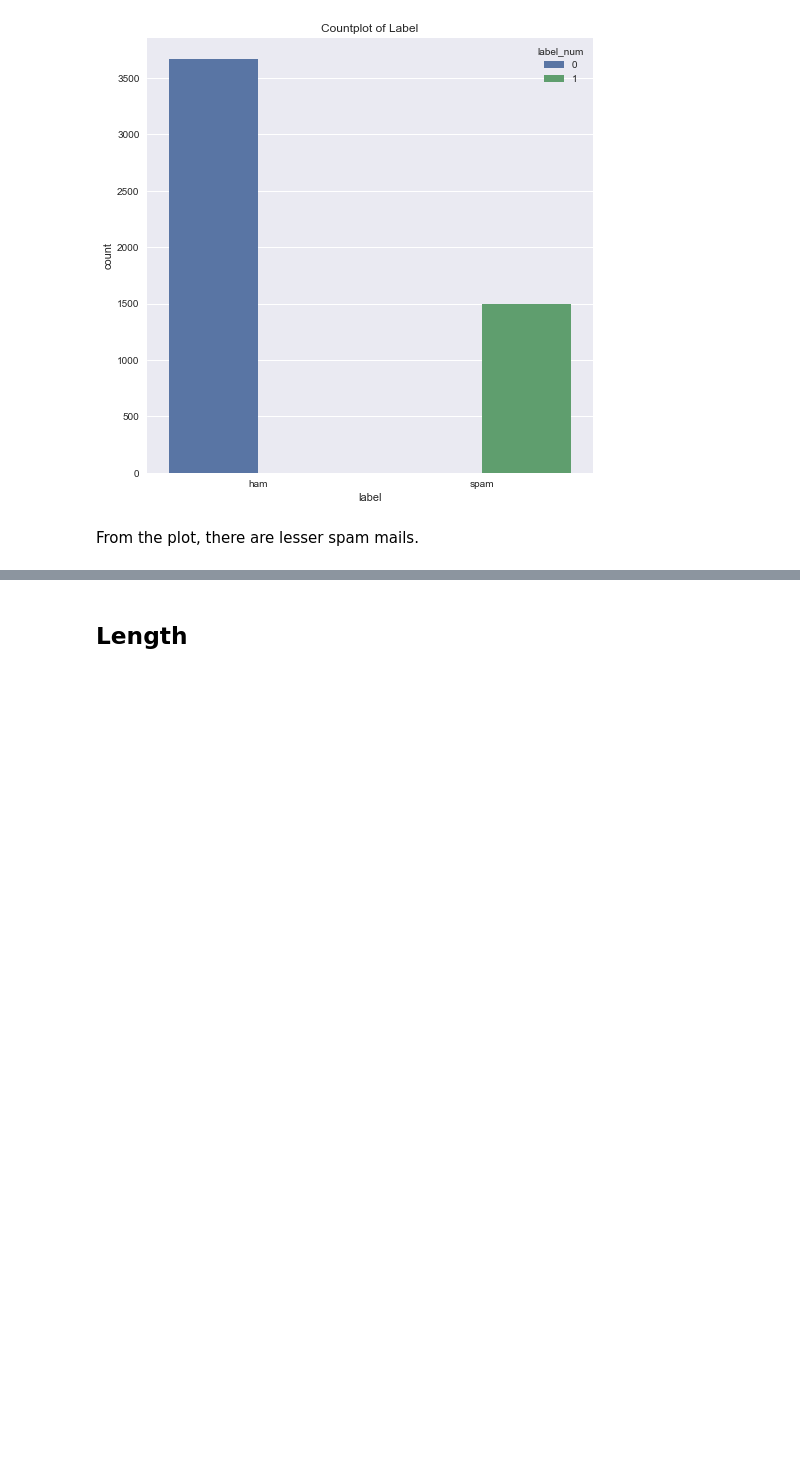
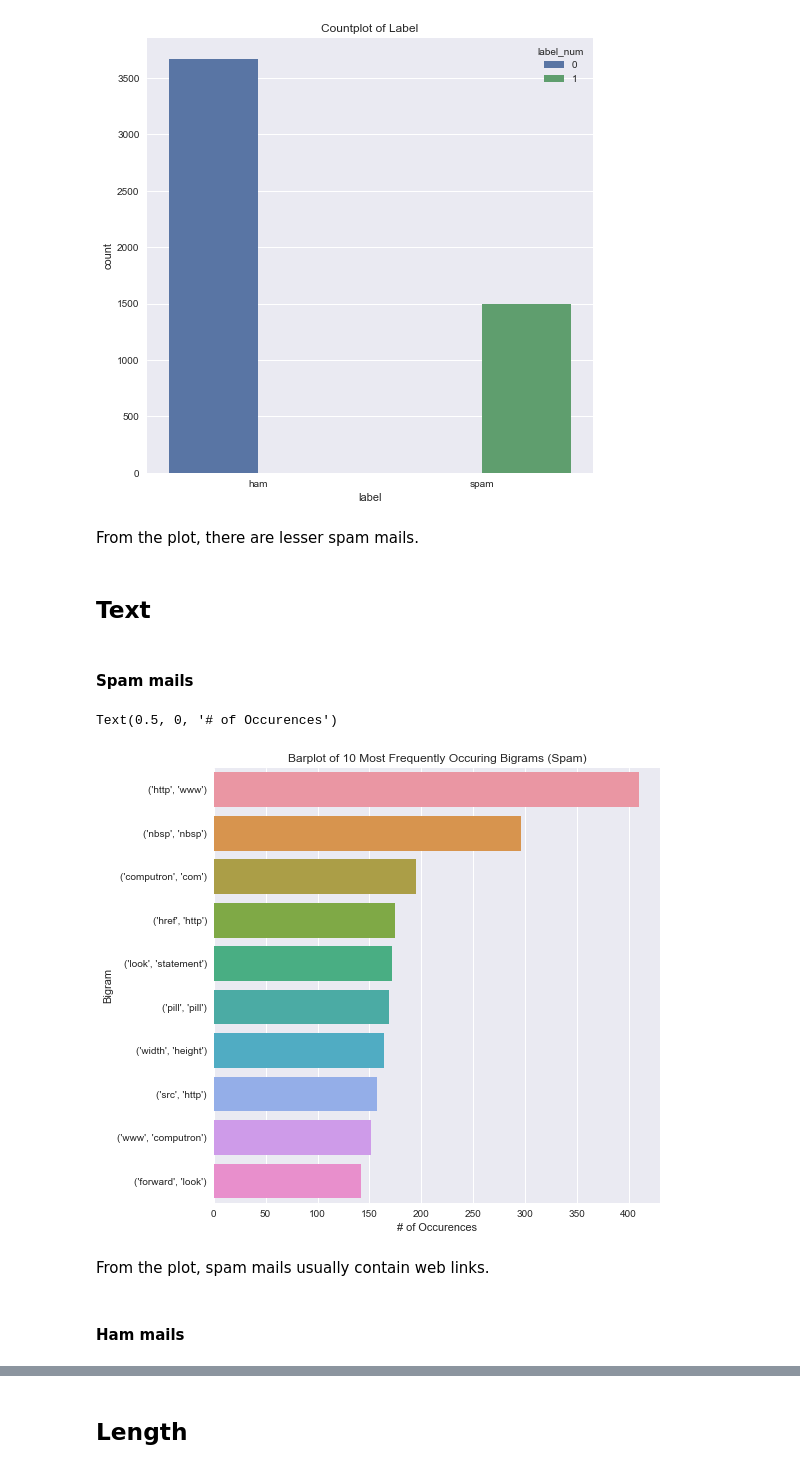
Before and after one commit to TYXuan/mail, a Jupyter notebook: eda.ipynb, the cells around one changed output, grey strips where cells are left out. Cells and saved outputs as stored; diff of their text form; code cells hidden in the pictures; blank space fills up the shorter version.

```diff
--- a/eda.ipynb
+++ b/eda.ipynb
@@ -128,0 +128,14 @@ df['new_text'] = df['new_text'].apply(lambda x: [item for item in x if item not
+# %%
+def clean_text(text, stemmer = PorterStemmer(),
+                  stop_words = set(stopwords.words('english'))):
+
+    words = word_tokenize(text)
+
+    filtered_words = []
+
+    for word in words:
+
+        if word not in stop_words and word.isalpha():
+            filtered_words.append(stemmer.stem(word))
+
+    return filtered_words
@@ -137,0 +155,2 @@ df.head()
+# %%
+words_spam = clean_text(''.join(str(df_spam['new_text'].tolist())))
@@ -147,3 +255,21 @@ sns.countplot(data=df, x='label', hue='label_num').set(title='Countplot of Label
 [figure]
 # %% [markdown]
 From the plot, there are lesser spam mails.
+# %% [markdown]
+## Text
+# %% [markdown]
+#### Spam mails
+# %%
+bigrams_series_spam = (pd.Series(ngrams(words_spam, 2)).value_counts())[:10]
+# %%
+plt.figure(figsize=(8,8))
+sns.barplot(y=bigrams_series_spam.index, x=bigrams_series_spam.values).set(title='Barplot of 10 Most Frequently Occuring Bigrams (Spam)')
+plt.ylabel('Bigram')
+plt.xlabel('# of Occurences')
+# %% [output]
+Text(0.5, 0, '# of Occurences')
+[figure, added]
+# %% [markdown]
+From the plot, spam mails usually contain web links.
+# %% [markdown]
+#### Ham mails
```
Also changed, not shown: parts of 24 cells of this notebook.
